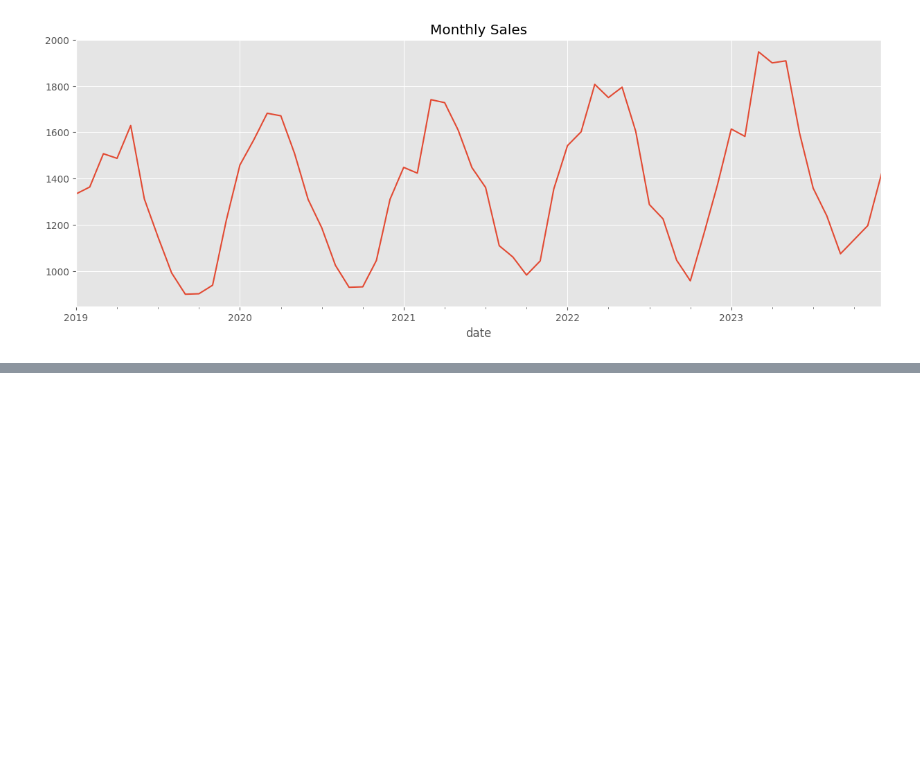
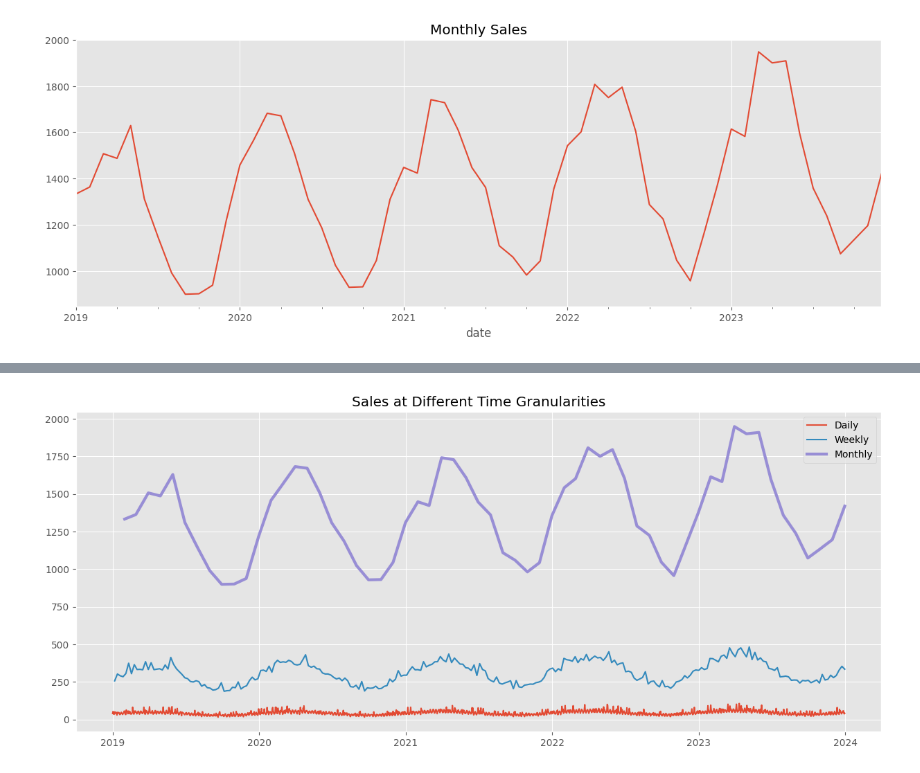
Before and after one commit to Jainam249/Supply-Chain-Demand-Forecasting, a Jupyter notebook: notebooks/01_data_preprocessing.ipynb, the cells around one changed output, grey strips where cells are left out. Saved outputs shown, nothing was run; the diff lists cells and outputs as text; code cells hidden in the pictures; blank space fills up the shorter version.

```diff
--- a/notebooks/01_data_preprocessing.ipynb
+++ b/notebooks/01_data_preprocessing.ipynb
@@ -101,0 +213,16 @@ plt.show()
+# %%
+plt.figure(figsize=(15,6))
+
+plt.plot(product_df.index, product_df["sales"], label="Daily")
+
+plt.plot(weekly_sales.index, weekly_sales, label="Weekly")
+
+plt.plot(monthly_sales.index, monthly_sales, linewidth=3, label="Monthly")
+
+plt.legend()
+
+plt.title("Sales at Different Time Granularities")
+
+plt.show()
+# %% [output]
+[figure, added]
```
Also changed, not shown: parts of 15 cells of this notebook, 1 other file.
